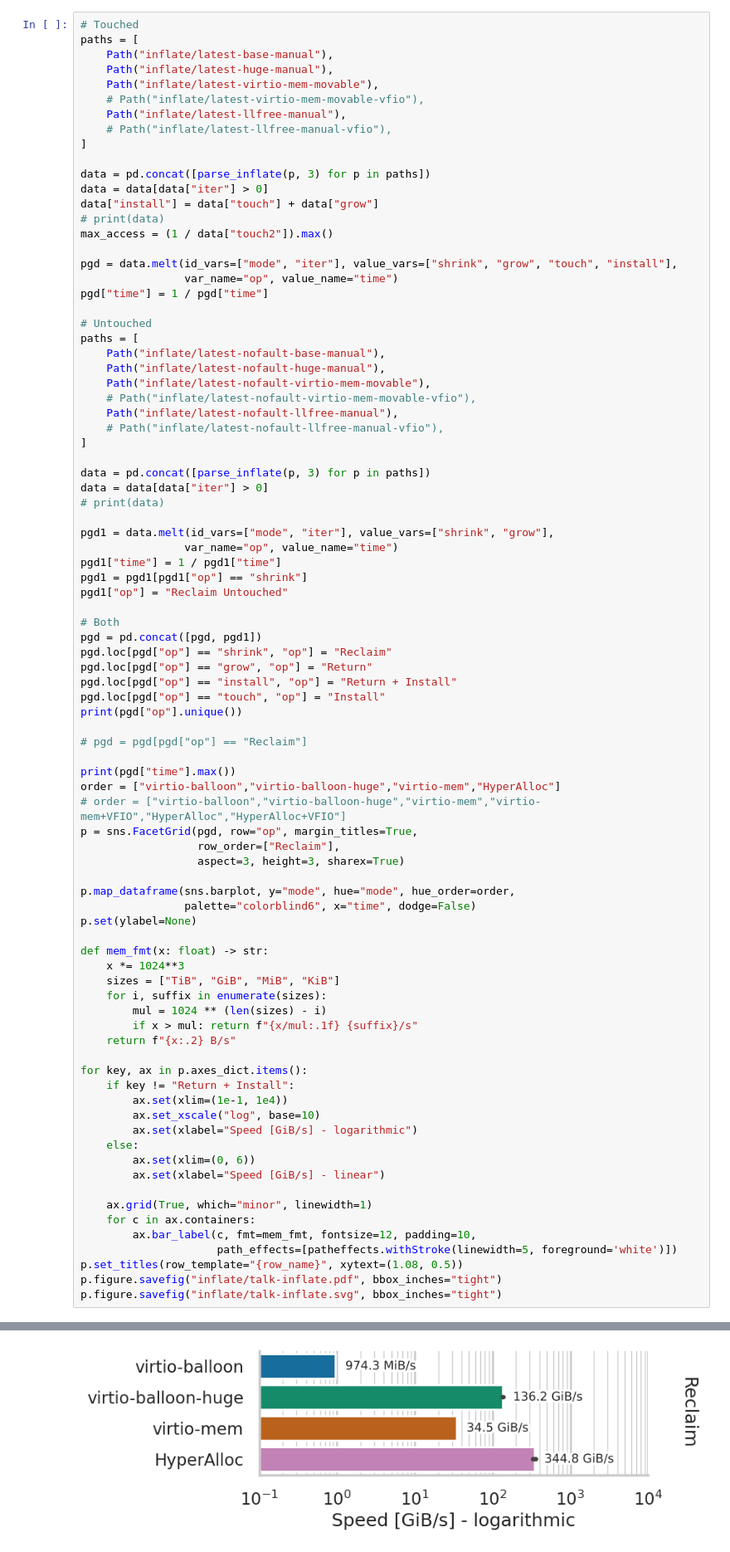
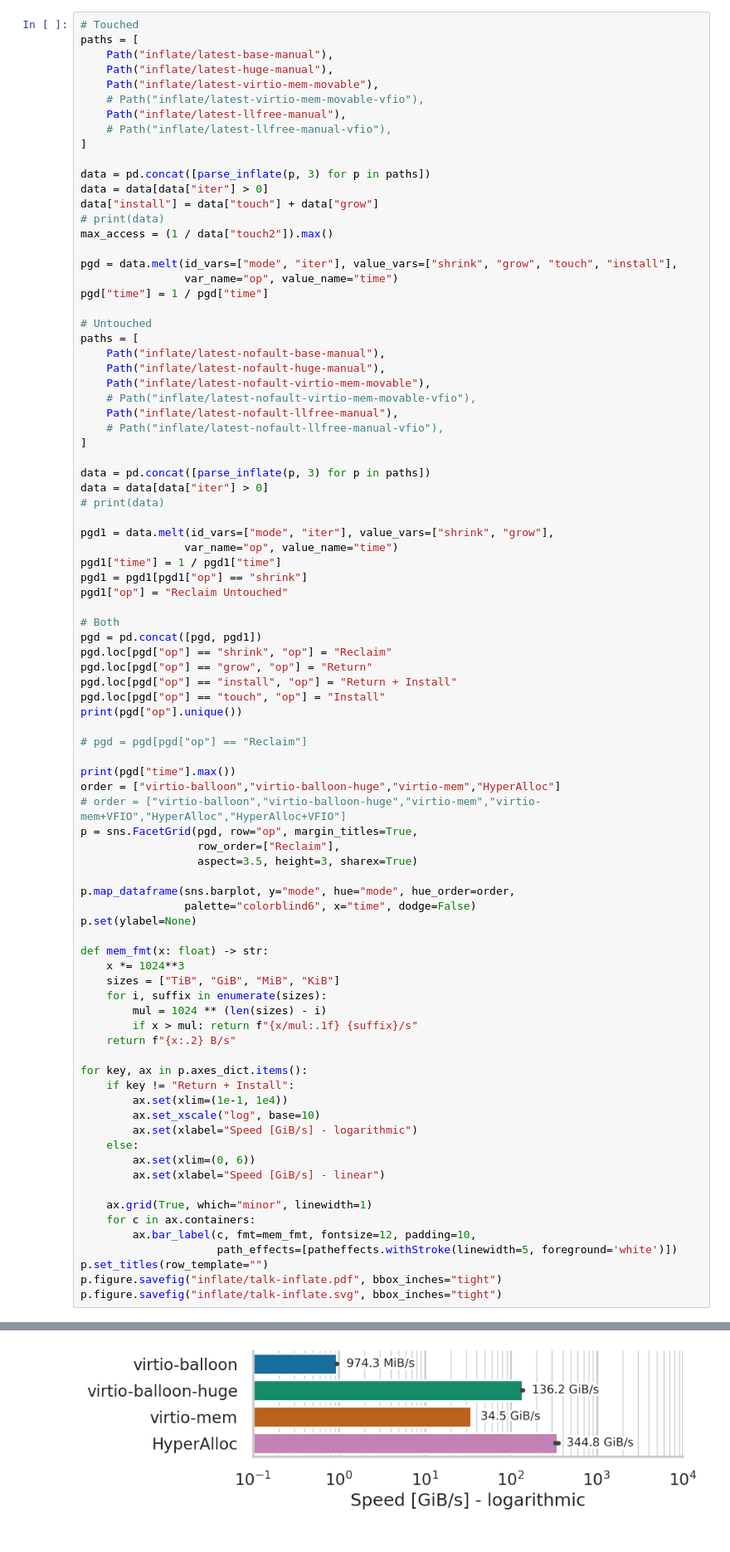
Before and after one commit to luhsra/hyperalloc-bench, a Jupyter notebook: talk.ipynb, the cells around one changed output, grey strips where cells are left out. Shown: that part at 83% size. Saved outputs shown, nothing was run; the diff lists cells and outputs as text.

Commit message:
Hacky last minute figure changes for poster

```diff
--- a/talk.ipynb
+++ b/talk.ipynb
@@ -427,37 +427,37 @@ order = ["virtio-balloon","virtio-balloon-huge","virtio-mem","HyperAlloc"]
 # order = ["virtio-balloon","virtio-balloon-huge","virtio-mem","virtio-mem+VFIO","HyperAlloc","HyperAlloc+VFIO"]
 p = sns.FacetGrid(pgd, row="op", margin_titles=True,
                   row_order=["Reclaim"],
-                  aspect=3, height=3, sharex=True)
+                  aspect=3.5, height=3, sharex=True)
 
 p.map_dataframe(sns.barplot, y="mode", hue="mode", hue_order=order,
                 palette="colorblind6", x="time", dodge=False)
 p.set(ylabel=None)
 
 def mem_fmt(x: float) -> str:
     x *= 1024**3
     sizes = ["TiB", "GiB", "MiB", "KiB"]
     for i, suffix in enumerate(sizes):
         mul = 1024 ** (len(sizes) - i)
         if x > mul: return f"{x/mul:.1f} {suffix}/s"
     return f"{x:.2} B/s"
 
 for key, ax in p.axes_dict.items():
     if key != "Return + Install":
         ax.set(xlim=(1e-1, 1e4))
         ax.set_xscale("log", base=10)
         ax.set(xlabel="Speed [GiB/s] - logarithmic")
     else:
         ax.set(xlim=(0, 6))
         ax.set(xlabel="Speed [GiB/s] - linear")
 
     ax.grid(True, which="minor", linewidth=1)
     for c in ax.containers:
         ax.bar_label(c, fmt=mem_fmt, fontsize=12, padding=10,
                      path_effects=[patheffects.withStroke(linewidth=5, foreground='white')])
-p.set_titles(row_template="{row_name}", xytext=(1.08, 0.5))
+p.set_titles(row_template="")
 p.figure.savefig("inflate/talk-inflate.pdf", bbox_inches="tight")
 p.figure.savefig("inflate/talk-inflate.svg", bbox_inches="tight")
 # %% [output]
 ['Reclaim' 'Return' 'Install' 'Return + Install' 'Reclaim Untouched']
 8577.31506022133
-[figure, old version]
+[figure, new version]
```
Also changed, not shown: parts of 1 cell of this notebook, 1 other file.
